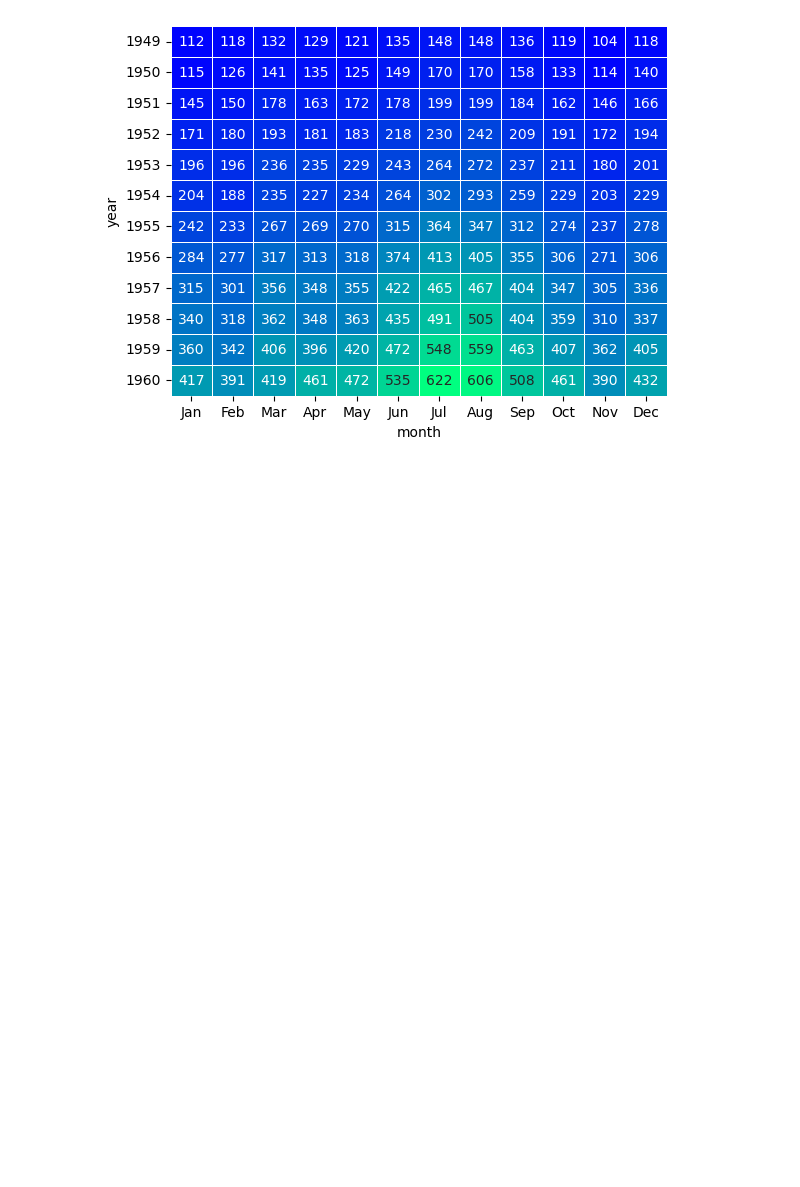
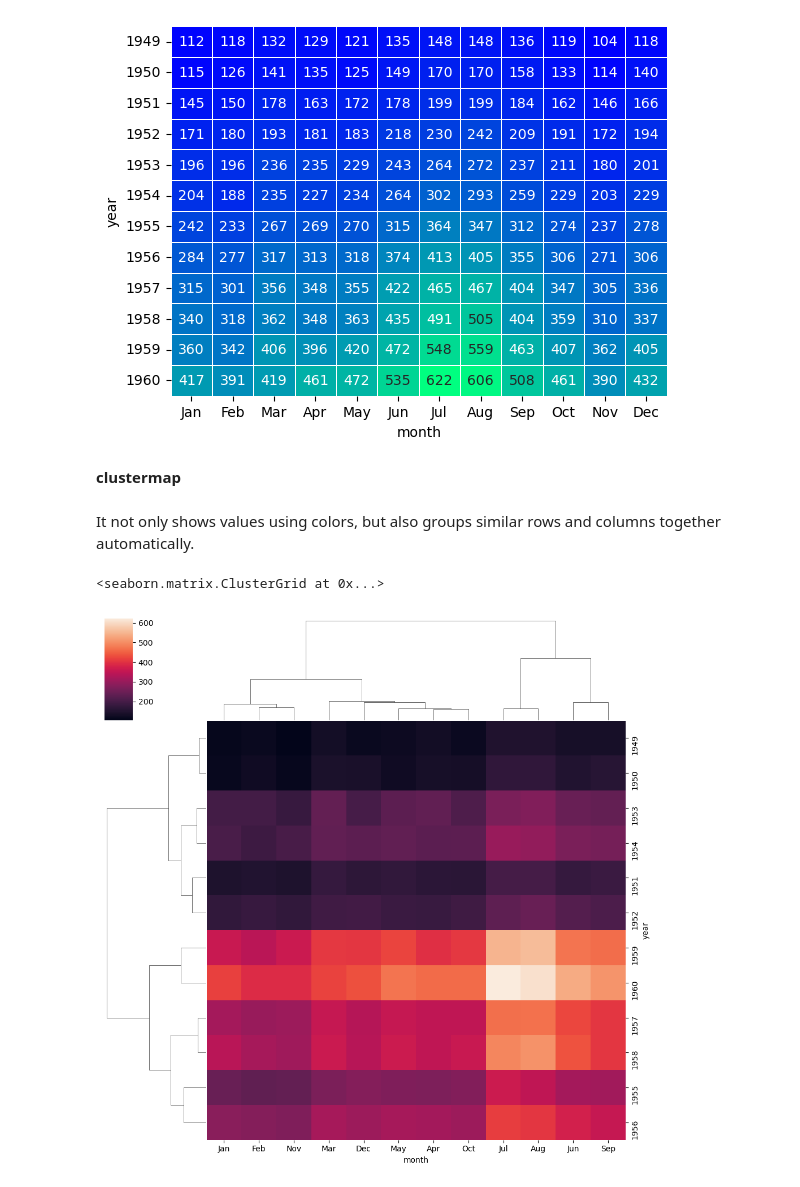
Before and after one commit to tufail-ihsan/seaborn, a Jupyter notebook: heatmap.ipynb, the cells around one changed output. Drawn from its saved outputs; the diff is of its cells as text; code cells hidden in the pictures; blank space fills up the shorter version.

Commit message:
add cluster map

```diff
--- a/heatmap.ipynb
+++ b/heatmap.ipynb
@@ -68,3 +68,12 @@ sns.heatmap(x,cbar=False,linewidths=0.5,annot=True,fmt='d',cmap='winter')
 # %% [output]
 <Axes: xlabel='month', ylabel='year'>
 [figure]
+# %% [markdown]
+**clustermap**
+# %% [markdown]
+It not only shows values using colors, but also groups similar rows and columns together automatically.
+# %%
+sns.clustermap(x)
+# %% [output]
+<seaborn.matrix.ClusterGrid at 0x...>
+[figure, added]
```
Also changed, not shown: parts of 3 cells of this notebook.
